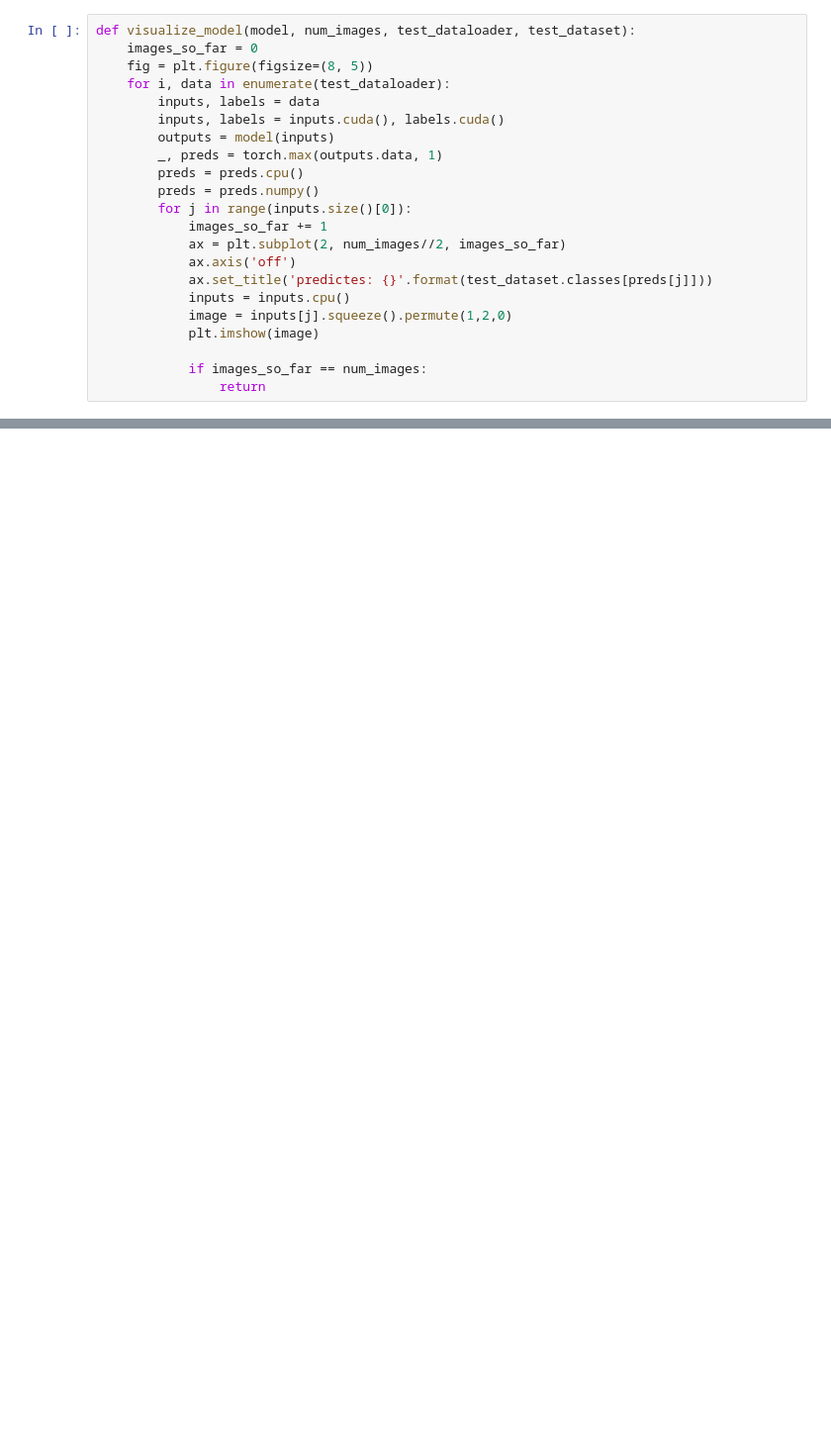
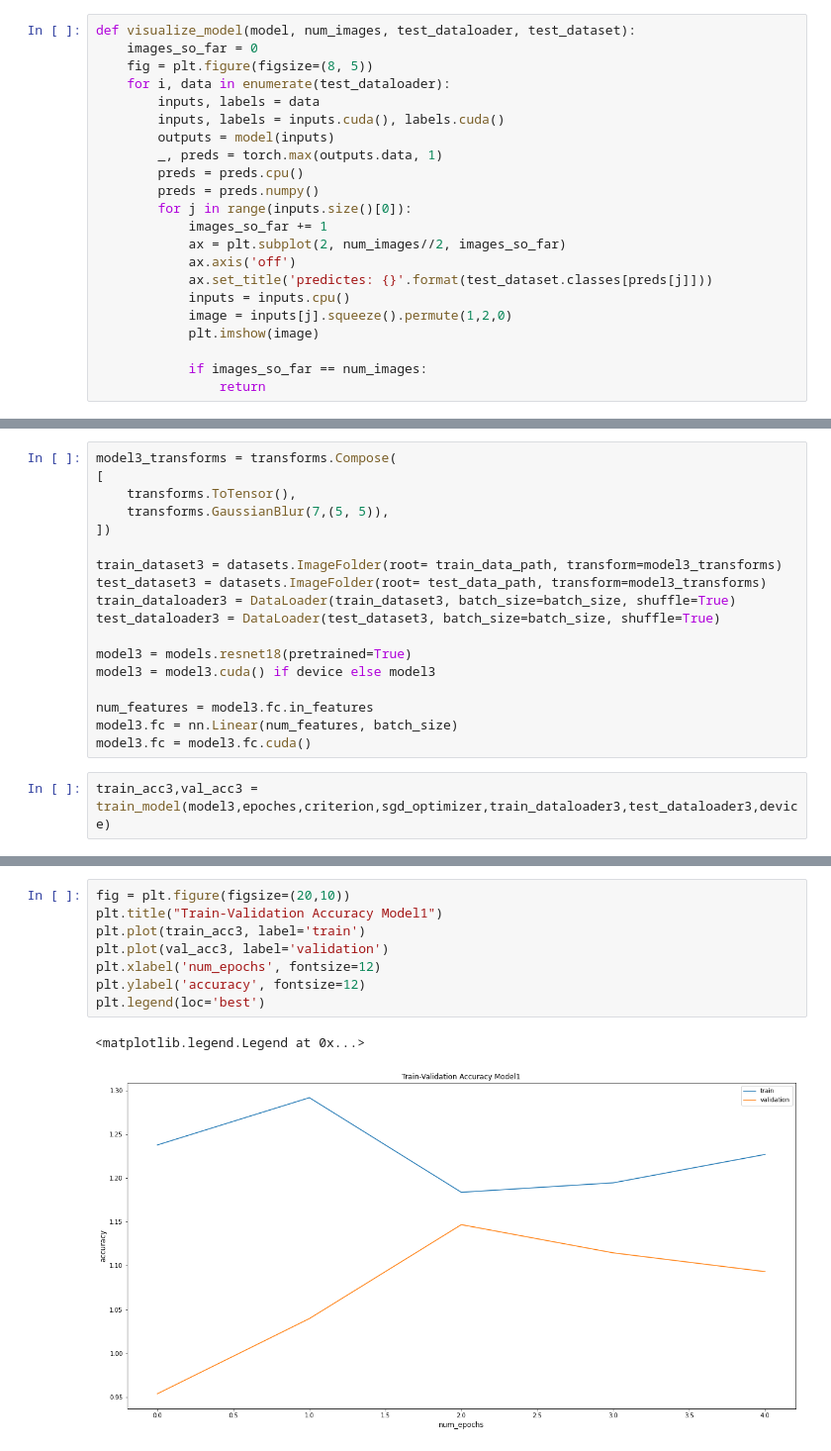
Before and after one commit to hadar424/Final_Project_In_Course_896874, a Jupyter notebook: my_final_project.ipynb, the cells around one changed output, grey strips where cells are left out. Shown: that part at 99% size. Saved outputs shown, nothing was run; the diff lists cells and outputs as text; blank space fills up the shorter version.

```diff
--- a/my_final_project.ipynb
+++ b/my_final_project.ipynb
@@ -160,0 +229,20 @@ plt.ioff()
+# %%
+model3_transforms = transforms.Compose(
+[
+    transforms.ToTensor(),
+    transforms.GaussianBlur(7,(5, 5)),
+])
+
+train_dataset3 = datasets.ImageFolder(root= train_data_path, transform=model3_transforms)
+test_dataset3 = datasets.ImageFolder(root= test_data_path, transform=model3_transforms)
+train_dataloader3 = DataLoader(train_dataset3, batch_size=batch_size, shuffle=True)
+test_dataloader3 = DataLoader(test_dataset3, batch_size=batch_size, shuffle=True)
+
+model3 = models.resnet18(pretrained=True)
+model3 = model3.cuda() if device else model3
+
+num_features = model3.fc.in_features
+model3.fc = nn.Linear(num_features, batch_size)
+model3.fc = model3.fc.cuda()
+# %%
+train_acc3,val_acc3 = train_model(model3,epoches,criterion,sgd_optimizer,train_dataloader3,test_dataloader3,device)
@@ -160,0 +267,11 @@ plt.ioff()
+# %%
+fig = plt.figure(figsize=(20,10))
+plt.title("Train-Validation Accuracy Model1")
+plt.plot(train_acc3, label='train')
+plt.plot(val_acc3, label='validation')
+plt.xlabel('num_epochs', fontsize=12)
+plt.ylabel('accuracy', fontsize=12)
+plt.legend(loc='best')
+# %% [output]
+<matplotlib.legend.Legend at 0x...>
+[figure, added]
```
Also changed, not shown: parts of 13 cells of this notebook.
